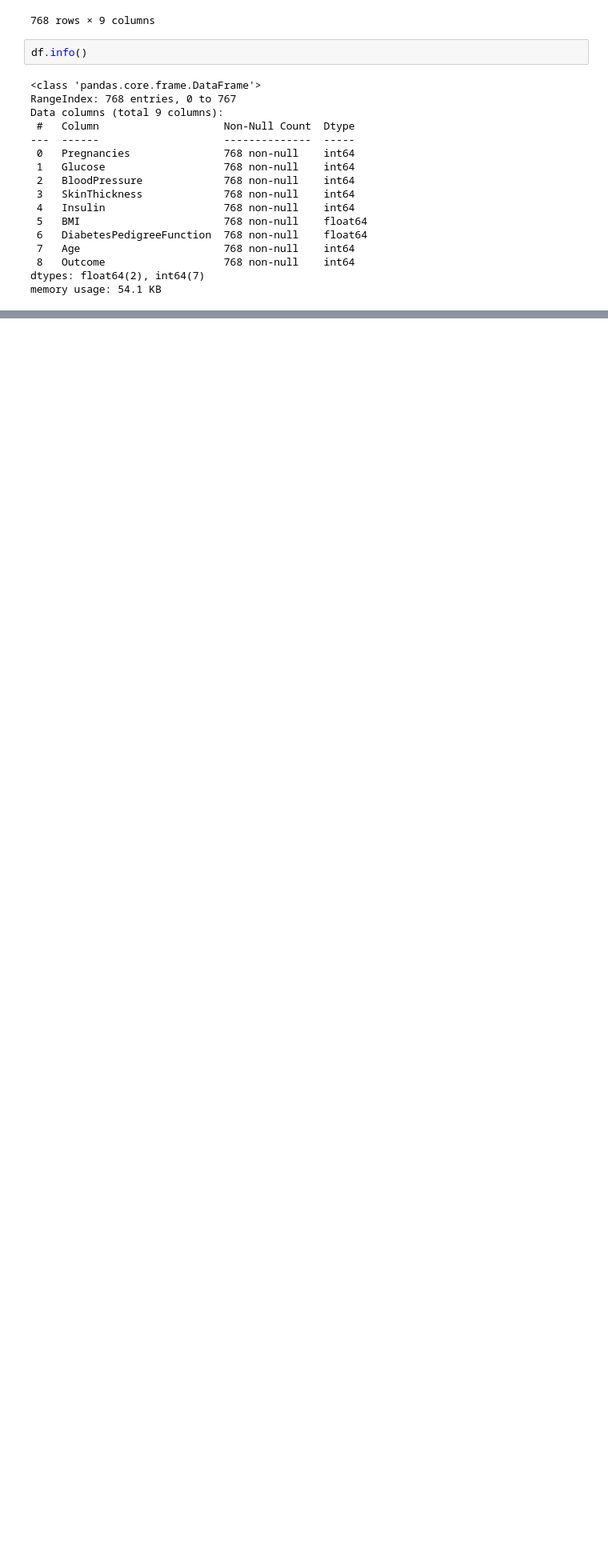
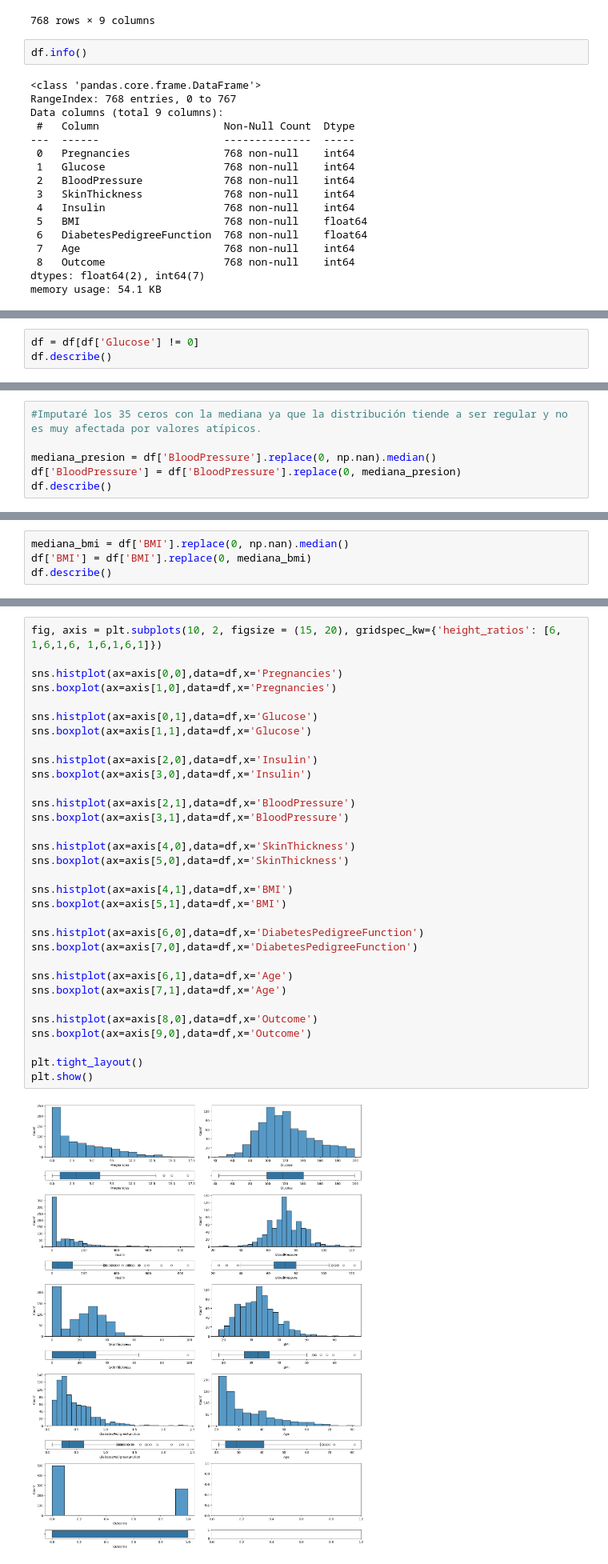
Before and after one commit to 4GeeksAcademy/Boosting-diabetes, a Jupyter notebook: src/explore.ipynb, the cells around one changed output, grey strips where cells are left out. Shown at 80% size. Cells and saved outputs as stored; diff of their text form; blank space fills up the shorter version.

Commit message:
Pendiente imputar valores de Insulina

```diff
--- a/src/explore.ipynb
+++ b/src/explore.ipynb
@@ -75,0 +80,3 @@ df.describe()
+# %%
+df = df[df['Glucose'] != 0]
+df.describe()
@@ -75,0 +98,6 @@ df.describe()
+# %%
+#Imputaré los 35 ceros con la mediana ya que la distribución tiende a ser regular y no es muy afectada por valores atípicos.
+
+mediana_presion = df['BloodPressure'].replace(0, np.nan).median()
+df['BloodPressure'] = df['BloodPressure'].replace(0, mediana_presion)
+df.describe()
@@ -75,0 +124,4 @@ df.describe()
+# %%
+mediana_bmi = df['BMI'].replace(0, np.nan).median()
+df['BMI'] = df['BMI'].replace(0, mediana_bmi)
+df.describe()
@@ -76,3 +308,37 @@ df.describe()
+# %%
+fig, axis = plt.subplots(10, 2, figsize = (15, 20), gridspec_kw={'height_ratios': [6, 1,6,1,6, 1,6,1,6,1]})
+
+sns.histplot(ax=axis[0,0],data=df,x='Pregnancies')
+sns.boxplot(ax=axis[1,0],data=df,x='Pregnancies')
+
+sns.histplot(ax=axis[0,1],data=df,x='Glucose')
+sns.boxplot(ax=axis[1,1],data=df,x='Glucose')
+
+sns.histplot(ax=axis[2,0],data=df,x='Insulin')
+sns.boxplot(ax=axis[3,0],data=df,x='Insulin')
+
+sns.histplot(ax=axis[2,1],data=df,x='BloodPressure')
+sns.boxplot(ax=axis[3,1],data=df,x='BloodPressure')
+
+sns.histplot(ax=axis[4,0],data=df,x='SkinThickness')
+sns.boxplot(ax=axis[5,0],data=df,x='SkinThickness')
+
+sns.histplot(ax=axis[4,1],data=df,x='BMI')
+sns.boxplot(ax=axis[5,1],data=df,x='BMI')
+
+sns.histplot(ax=axis[6,0],data=df,x='DiabetesPedigreeFunction')
+sns.boxplot(ax=axis[7,0],data=df,x='DiabetesPedigreeFunction')
+
+sns.histplot(ax=axis[6,1],data=df,x='Age')
+sns.boxplot(ax=axis[7,1],data=df,x='Age')
+
+sns.histplot(ax=axis[8,0],data=df,x='Outcome')
+sns.boxplot(ax=axis[9,0],data=df,x='Outcome')
+
+plt.tight_layout()
+plt.show()
+# %% [output]
+[figure, added]
 # %%
 from sklearn.model_selection import train_test_split
 
```
Also changed, not shown: parts of 9 cells of this notebook.
